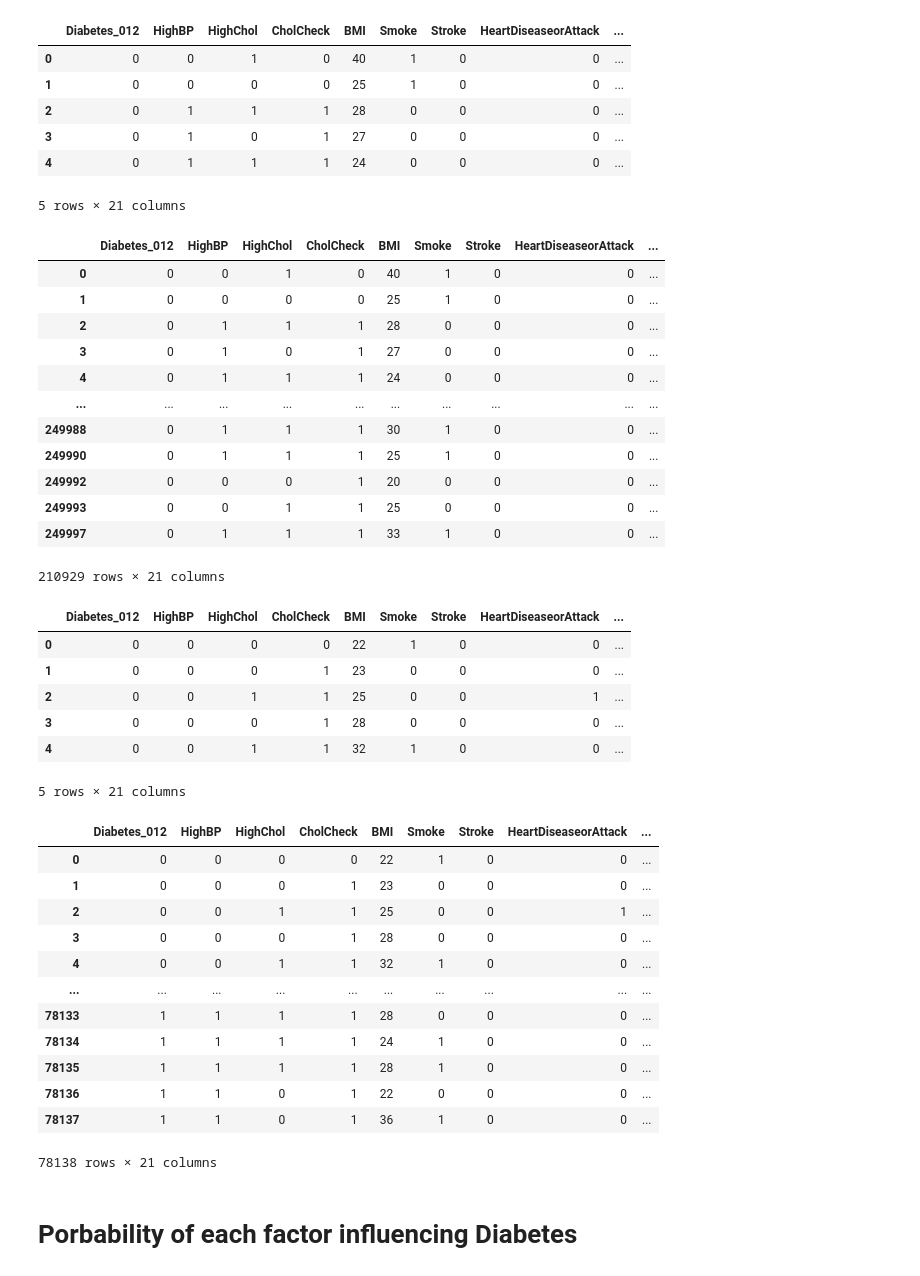
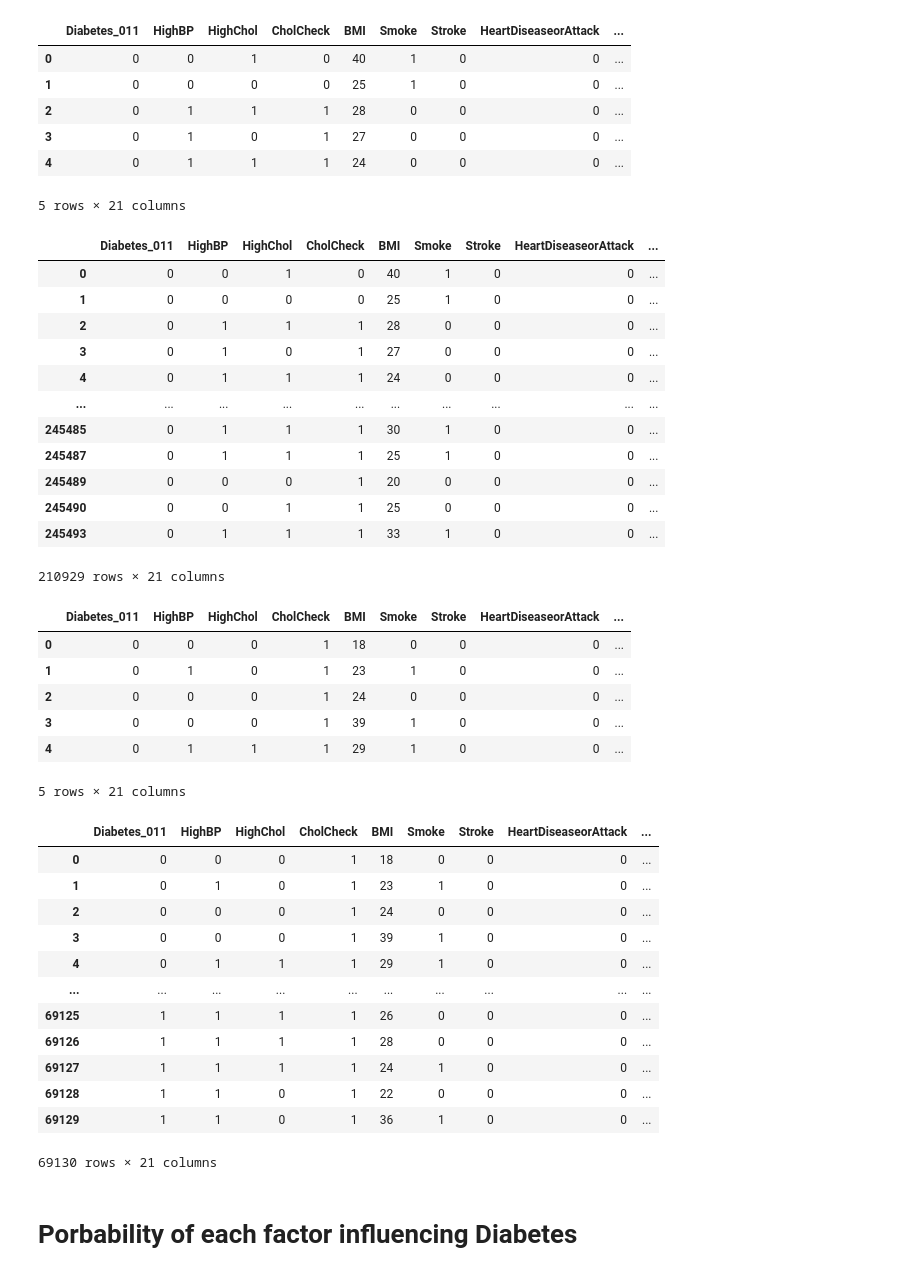
Before and after one commit to shengzhiluo000/Project_4_Group_9, a Jupyter notebook: Project 4 Analysis - Supervised Learning.ipynb, the cells around one changed output. Drawn from its saved outputs; the diff is of its cells as text; code cells hidden in the pictures.

```diff
--- a/Project 4 Analysis - Supervised Learning.ipynb
+++ b/Project 4 Analysis - Supervised Learning.ipynb
@@ -12,10 +14,11 @@ import seaborn as sns
 # %%
 #load files from resource into dataframe
-data = Path('Resource/Diabetes_Prediction_2018_2022.csv')
-df = pd.read_csv(data)
+data = Path('Diabetes_Prediction_Updated.csv')
+df_origin = pd.read_csv(data)
+df = df_origin.copy()
 df.head()
 # %% [output]
-|  | Diabetes_012 | HighBP | HighChol | CholCheck | BMI | Smoke | Stroke | HeartDiseaseorAttack | ... |
+|  | Diabetes_011 | HighBP | HighChol | CholCheck | BMI | Smoke | Stroke | HeartDiseaseorAttack | ... |
 | 0 | 0 | 0 | 1 | 0 | 40 | 1 | 0 | 0 | ... |
 | 1 | 0 | 0 | 0 | 0 | 25 | 1 | 0 | 0 | ... |
 | 2 | 0 | 1 | 1 | 1 | 28 | 0 | 0 | 0 | ... |
@@ -24,57 +27,55 @@ df.head()
 5 rows × 21 columns
 # %%
 #categorize type 1 and type2 diabete into patient with diabete
-df["Diabetes_012"] = df["Diabetes_012"].replace(2,1)
-df["Diabetes_012"].head()
-df1 = df[(df["Diabetes_012"]==0)]
-df2 = df[(df["Diabetes_012"]==1)]
+df1 = df[(df["Diabetes_011"]==0)]
+df2 = df[(df["Diabetes_011"]==1)]
 df1
 # %% [output]
-|  | Diabetes_012 | HighBP | HighChol | CholCheck | BMI | Smoke | Stroke | HeartDiseaseorAttack | ... |
+|  | Diabetes_011 | HighBP | HighChol | CholCheck | BMI | Smoke | Stroke | HeartDiseaseorAttack | ... |
 | 0 | 0 | 0 | 1 | 0 | 40 | 1 | 0 | 0 | ... |
 | 1 | 0 | 0 | 0 | 0 | 25 | 1 | 0 | 0 | ... |
 | 2 | 0 | 1 | 1 | 1 | 28 | 0 | 0 | 0 | ... |
 | 3 | 0 | 1 | 0 | 1 | 27 | 0 | 0 | 0 | ... |
 | 4 | 0 | 1 | 1 | 1 | 24 | 0 | 0 | 0 | ... |
 | ... | ... | ... | ... | ... | ... | ... | ... | ... | ... |
-| 249988 | 0 | 1 | 1 | 1 | 30 | 1 | 0 | 0 | ... |
-| 249990 | 0 | 1 | 1 | 1 | 25 | 1 | 0 | 0 | ... |
-| 249992 | 0 | 0 | 0 | 1 | 20 | 0 | 0 | 0 | ... |
-| 249993 | 0 | 0 | 1 | 1 | 25 | 0 | 0 | 0 | ... |
-| 249997 | 0 | 1 | 1 | 1 | 33 | 1 | 0 | 0 | ... |
+| 245485 | 0 | 1 | 1 | 1 | 30 | 1 | 0 | 0 | ... |
+| 245487 | 0 | 1 | 1 | 1 | 25 | 1 | 0 | 0 | ... |
+| 245489 | 0 | 0 | 0 | 1 | 20 | 0 | 0 | 0 | ... |
+| 245490 | 0 | 0 | 1 | 1 | 25 | 0 | 0 | 0 | ... |
+| 245493 | 0 | 1 | 1 | 1 | 33 | 1 | 0 | 0 | ... |
 210929 rows × 21 columns
 # %%
 #make even balance amount of data for patients without diabete to patients with diabete
-no_to_drop = len(df1["Diabetes_012"])-len(df2["Diabetes_012"])
+no_to_drop = len(df1["Diabetes_011"])-len(df2["Diabetes_011"])
 df1 = df1.drop(df1.index[:no_to_drop])
 df1.reset_index(inplace=True,drop=True)
 df1.head()
 # %% [output]
-|  | Diabetes_012 | HighBP | HighChol | CholCheck | BMI | Smoke | Stroke | HeartDiseaseorAttack | ... |
-| 0 | 0 | 0 | 0 | 0 | 22 | 1 | 0 | 0 | ... |
-| 1 | 0 | 0 | 0 | 1 | 23 | 0 | 0 | 0 | ... |
-| 2 | 0 | 0 | 1 | 1 | 25 | 0 | 0 | 1 | ... |
-| 3 | 0 | 0 | 0 | 1 | 28 | 0 | 0 | 0 | ... |
-| 4 | 0 | 0 | 1 | 1 | 32 | 1 | 0 | 0 | ... |
+|  | Diabetes_011 | HighBP | HighChol | CholCheck | BMI | Smoke | Stroke | HeartDiseaseorAttack | ... |
+| 0 | 0 | 0 | 0 | 1 | 18 | 0 | 0 | 0 | ... |
+| 1 | 0 | 1 | 0 | 1 | 23 | 1 | 0 | 0 | ... |
+| 2 | 0 | 0 | 0 | 1 | 24 | 0 | 0 | 0 | ... |
+| 3 | 0 | 0 | 0 | 1 | 39 | 1 | 0 | 0 | ... |
+| 4 | 0 | 1 | 1 | 1 | 29 | 1 | 0 | 0 | ... |
 5 rows × 21 columns
 # %%
 #concat both dataframe for patient with diabete and without diabete
 df = pd.concat([df1,df2], axis=0, ignore_index= True)
 df
 # %% [output]
-|  | Diabetes_012 | HighBP | HighChol | CholCheck | BMI | Smoke | Stroke | HeartDiseaseorAttack | ... |
-| 0 | 0 | 0 | 0 | 0 | 22 | 1 | 0 | 0 | ... |
-| 1 | 0 | 0 | 0 | 1 | 23 | 0 | 0 | 0 | ... |
-| 2 | 0 | 0 | 1 | 1 | 25 | 0 | 0 | 1 | ... |
-| 3 | 0 | 0 | 0 | 1 | 28 | 0 | 0 | 0 | ... |
-| 4 | 0 | 0 | 1 | 1 | 32 | 1 | 0 | 0 | ... |
+|  | Diabetes_011 | HighBP | HighChol | CholCheck | BMI | Smoke | Stroke | HeartDiseaseorAttack | ... |
+| 0 | 0 | 0 | 0 | 1 | 18 | 0 | 0 | 0 | ... |
+| 1 | 0 | 1 | 0 | 1 | 23 | 1 | 0 | 0 | ... |
+| 2 | 0 | 0 | 0 | 1 | 24 | 0 | 0 | 0 | ... |
+| 3 | 0 | 0 | 0 | 1 | 39 | 1 | 0 | 0 | ... |
+| 4 | 0 | 1 | 1 | 1 | 29 | 1 | 0 | 0 | ... |
 | ... | ... | ... | ... | ... | ... | ... | ... | ... | ... |
-| 78133 | 1 | 1 | 1 | 1 | 28 | 0 | 0 | 0 | ... |
-| 78134 | 1 | 1 | 1 | 1 | 24 | 1 | 0 | 0 | ... |
-| 78135 | 1 | 1 | 1 | 1 | 28 | 1 | 0 | 0 | ... |
-| 78136 | 1 | 1 | 0 | 1 | 22 | 0 | 0 | 0 | ... |
-| 78137 | 1 | 1 | 0 | 1 | 36 | 1 | 0 | 0 | ... |
+| 69125 | 1 | 1 | 1 | 1 | 26 | 0 | 0 | 0 | ... |
+| 69126 | 1 | 1 | 1 | 1 | 28 | 0 | 0 | 0 | ... |
+| 69127 | 1 | 1 | 1 | 1 | 24 | 1 | 0 | 0 | ... |
+| 69128 | 1 | 1 | 0 | 1 | 22 | 0 | 0 | 0 | ... |
+| 69129 | 1 | 1 | 0 | 1 | 36 | 1 | 0 | 0 | ... |
-78138 rows × 21 columns
+69130 rows × 21 columns
 # %% [markdown]
 # Porbability of each factor influencing Diabetes
 # %%
```
Also changed, not shown: parts of 22 cells of this notebook, 1 other file.
